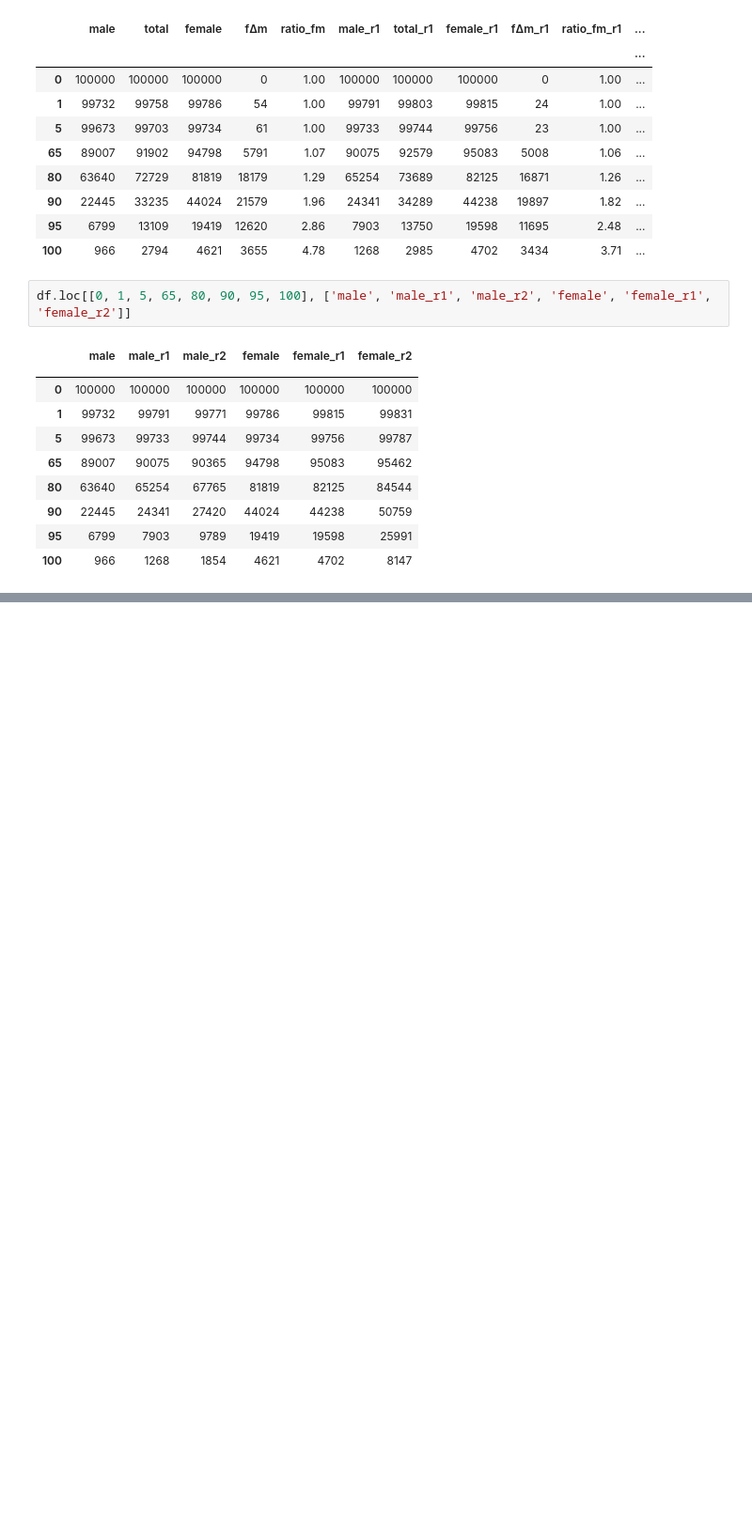
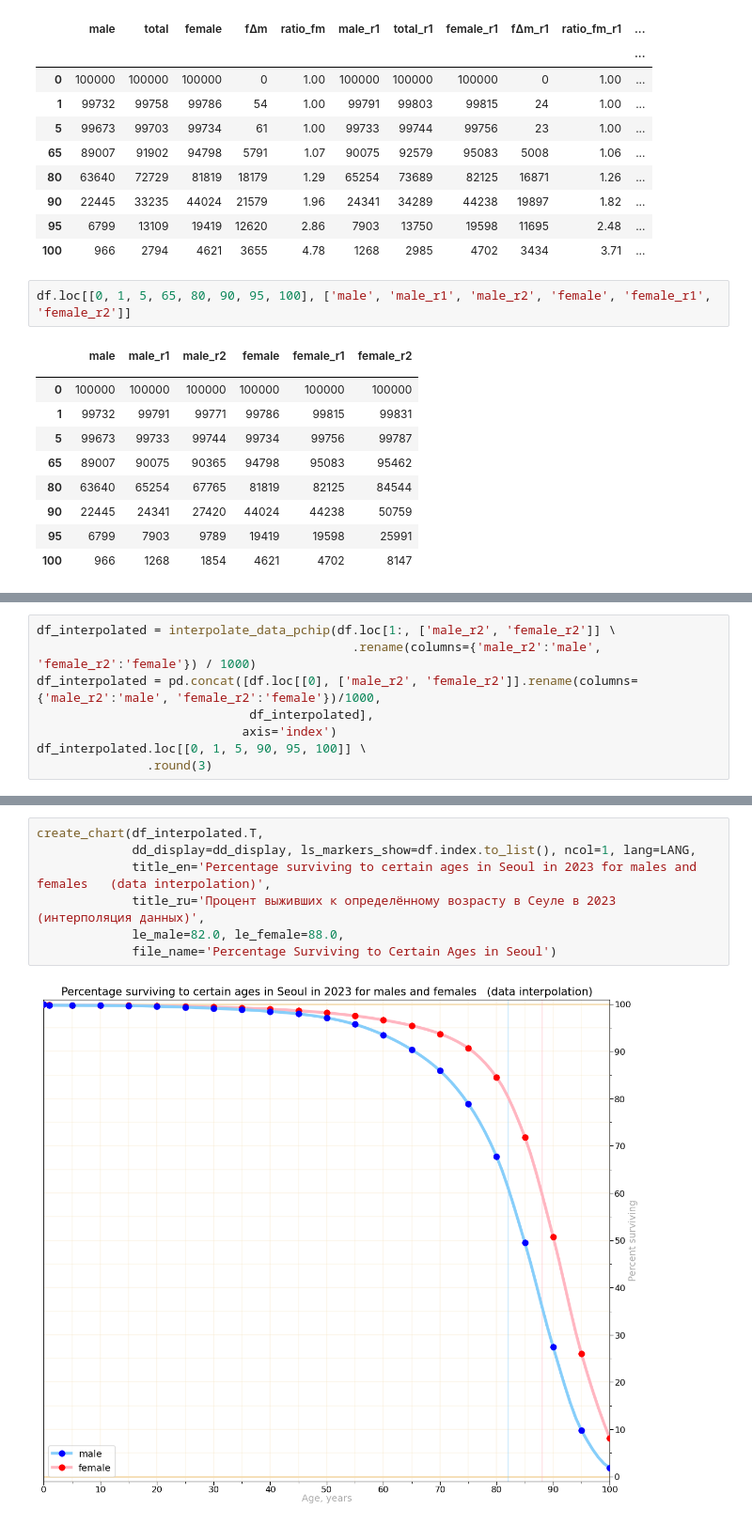
Before and after one commit to Lady3mlnm/Mini-programs-for-calculation-of-life-expectancy-in-countries, a Jupyter notebook: regions_South_Korea/South_Korea_Survival.ipynb, the cells around one changed output, grey strips where cells are left out. Shown at 94% size. Saved outputs shown, nothing was run; the diff lists cells and outputs as text; blank space fills up the shorter version.

```diff
--- a/regions_South_Korea/South_Korea_Survival.ipynb
+++ b/regions_South_Korea/South_Korea_Survival.ipynb
@@ -196,0 +413,8 @@ with open('output/Table code for percentage surviving extended -en.txt', 'w', en
+# %%
+df_interpolated = interpolate_data_pchip(df.loc[1:, ['male_r2', 'female_r2']] \
+                                           .rename(columns={'male_r2':'male', 'female_r2':'female'}) / 1000)
+df_interpolated = pd.concat([df.loc[[0], ['male_r2', 'female_r2']].rename(columns={'male_r2':'male', 'female_r2':'female'})/1000,
+                             df_interpolated],
+                            axis='index')
+df_interpolated.loc[[0, 1, 5, 90, 95, 100]] \
+               .round(3)
@@ -196,0 +438,9 @@ with open('output/Table code for percentage surviving extended -en.txt', 'w', en
+# %%
+create_chart(df_interpolated.T,
+             dd_display=dd_display, ls_markers_show=df.index.to_list(), ncol=1, lang=LANG,
+             title_en='Percentage surviving to certain ages in Seoul in 2023 for males and females   (data interpolation)',
+             title_ru='Процент выживших к определённому возрасту в Сеуле в 2023   (интерполяция данных)',
+             le_male=82.0, le_female=88.0,
+             file_name='Percentage Surviving to Certain Ages in Seoul')
+# %% [output]
+[figure, added]
```
Also changed, not shown: parts of 18 cells of this notebook, 5 other files.
